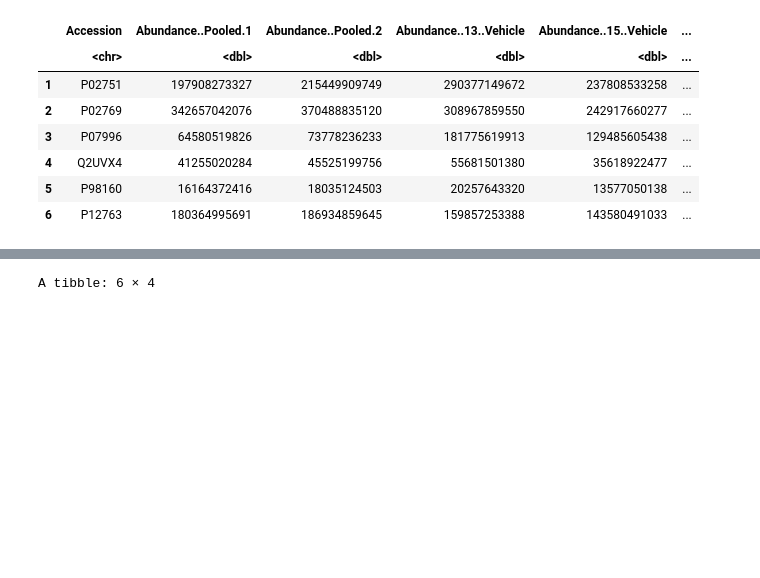
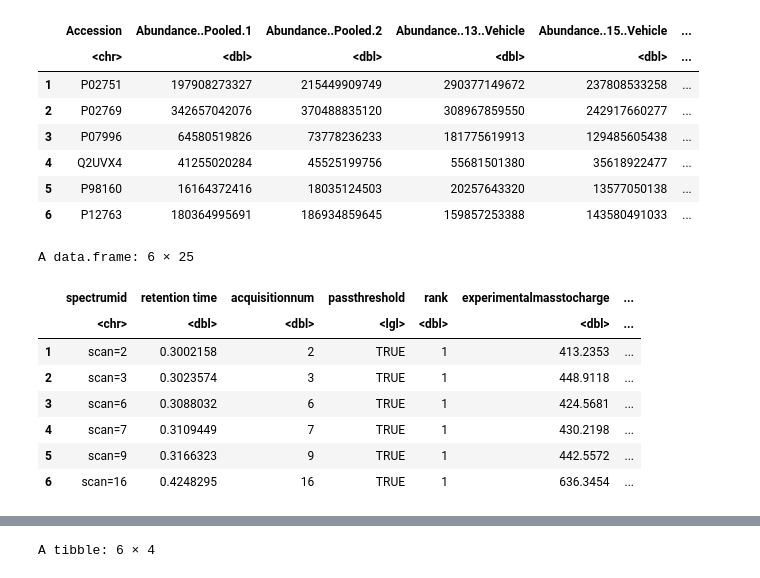
Before and after one commit to alexispayton/Wildfires-and-Extracellular-Vesicles-EVs-Woodsmoke-Alters-EV-Proteomic-Signatures-involved-in-Ext, a Jupyter notebook: 3. Proteomics Data Processing/Data Pre-processing.ipynb, the cells around one changed output, grey strips where cells are left out. Saved outputs shown, nothing was run; the diff lists cells and outputs as text; code cells hidden in the pictures; blank space fills up the shorter version.

```diff
--- a/3. Proteomics Data Processing/Data Pre-processing.ipynb
+++ b/3. Proteomics Data Processing/Data Pre-processing.ipynb
@@ -6,18 +11,20 @@
 # %%
-setwd('/Users/alexis/University of North Carolina at Chapel Hill/Rager, Julia - CEMALB_DataAnalysisPM/Projects/P1001. InVitroWildfire EVProteomics/P1001.3. Analyses/P10013.4. Data Preprocessing/Input')
-Output = ('/Users/alexis/University of North Carolina at Chapel Hill/Rager, Julia - CEMALB_DataAnalysisPM/Projects/P1001. InVitroWildfire EVProteomics/P1001.3. Analyses/P10013.4. Data Preprocessing/Output')
-cur_date = "032922"
+setwd('/Users/alexis/Library/CloudStorage/OneDrive-UniversityofNorthCarolinaatChapelHill/CEMALB_DataAnalysisPM/Projects/P1001. InVitroWildfire EVProteomics/P1001.3. Analyses/P10013.4. Data Preprocessing/Input')
+Output = ('/Users/alexis/Library/CloudStorage/OneDrive-UniversityofNorthCarolinaatChapelHill/CEMALB_DataAnalysisPM/Projects/P1001. InVitroWildfire EVProteomics/P1001.3. Analyses/P10013.4. Data Preprocessing/Output')
+cur_date = "041122"
 
 library(readxl)
 library(tidyverse)
+library(mzID)
 library(TargetDecoy)
 library(imputeLCMD)
 
 
-#reading in file
+#reading in files
 identifiers_df = data.frame(read_excel("Identifiers_030422.xlsx"))
 set1_proteome_df = data.frame(read_excel("PC927-Rager_LFQProteome_Results_RawValues_R ready.xlsx", sheet = 1))[,c(1,22:35)]
 set2_proteome_df = data.frame(read_excel("PC927-Rager_LFQProteome_Results_RawValues_R ready.xlsx", sheet = 2))[,c(1,22:35)]
+set1_mzid_file = flatten(mzID("20220202_PHCOQEHF_PC927-Rager_Set1.mzid", verbose = TRUE)) #flatten fx converts the mzid file into a df
 # %% [output]
 ── Attaching packages ─────────────────────────────────────── tidyverse 1.3.1 ──
 
@@ -68,3 +76,15 @@ A data.frame: 6 × 15
 | 4 | Q2UVX4 | 41255020284 | 45525199756 | 55681501380 | 35618922477 | ... |
 | 5 | P98160 | 16164372416 | 18035124503 | 20257643320 | 13577050138 | ... |
 | 6 | P12763 | 180364995691 | 186934859645 | 159857253388 | 143580491033 | ... |
+# %%
+head(set1_mzid_file)
+# %% [output]
+A data.frame: 6 × 25
+|  | spectrumid | retention time | acquisitionnum | passthreshold | rank | experimentalmasstocharge | ... |
+|  | <chr> | <dbl> | <dbl> | <lgl> | <dbl> | <dbl> | ... |
+| 1 | scan=2 | 0.3002158 | 2 | TRUE | 1 | 413.2353 | ... |
+| 2 | scan=3 | 0.3023574 | 3 | TRUE | 1 | 448.9118 | ... |
+| 3 | scan=6 | 0.3088032 | 6 | TRUE | 1 | 424.5681 | ... |
+| 4 | scan=7 | 0.3109449 | 7 | TRUE | 1 | 430.2198 | ... |
+| 5 | scan=9 | 0.3166323 | 9 | TRUE | 1 | 442.5572 | ... |
+| 6 | scan=16 | 0.4248295 | 16 | TRUE | 1 | 636.3454 | ... |
```
Also changed, not shown: parts of 11 cells of this notebook.
